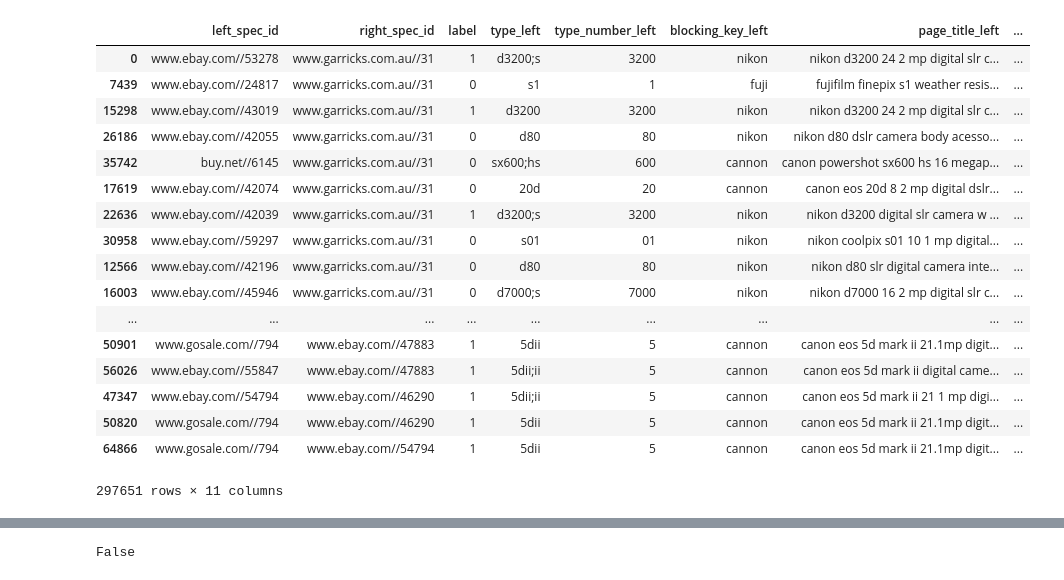
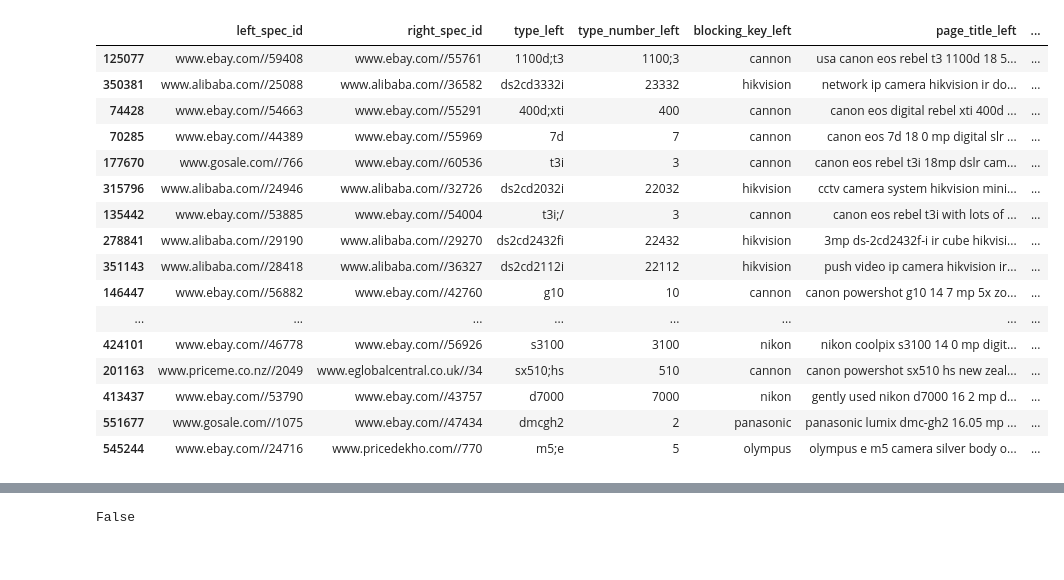
Before and after one commit to greatji/SigmodProgrammingContest2020_code, a Jupyter notebook: Model_1.ipynb, the cells around one changed output, grey strips where cells are left out. Drawn from its saved outputs; the diff is of its cells as text; code cells hidden in the pictures.

```diff
--- a/Model_1.ipynb
+++ b/Model_1.ipynb
@@ -545,25 +545,24 @@ xxxx.to_csv('/home/sunji/EM_sigmod/pairs_with_key_type.csv', index=False)
 xxxx.to_csv('/home/sunji/EM_sigmod/quickstart_package/candidate_pairs_with_key_type.csv', index=False)
 # %%
 structured_data = structured_data.set_index('spec_id')
-# %%
-xxxx
-# %% [output]
-|  | left_spec_id | right_spec_id | label | type_left | type_number_left | blocking_key_left | page_title_left | ... |
-| 0 | www.ebay.com//53278 | www.garricks.com.au//31 | 1 | d3200;s | 3200 | nikon | nikon d3200 24 2 mp digital slr c... | ... |
-| 7439 | www.ebay.com//24817 | www.garricks.com.au//31 | 0 | s1 | 1 | fuji | fujifilm finepix s1 weather resis... | ... |
-| 15298 | www.ebay.com//43019 | www.garricks.com.au//31 | 1 | d3200 | 3200 | nikon | nikon d3200 24 2 mp digital slr c... | ... |
-| 26186 | www.ebay.com//42055 | www.garricks.com.au//31 | 0 | d80 | 80 | nikon | nikon d80 dslr camera body acesso... | ... |
-| 35742 | buy.net//6145 | www.garricks.com.au//31 | 0 | sx600;hs | 600 | cannon | canon powershot sx600 hs 16 megap... | ... |
-| 17619 | www.ebay.com//42074 | www.garricks.com.au//31 | 0 | 20d | 20 | cannon | canon eos 20d 8 2 mp digital dslr... | ... |
-| 22636 | www.ebay.com//42039 | www.garricks.com.au//31 | 1 | d3200;s | 3200 | nikon | nikon d3200 digital slr camera w ... | ... |
-| 30958 | www.ebay.com//59297 | www.garricks.com.au//31 | 0 | s01 | 01 | nikon | nikon coolpix s01 10 1 mp digital... | ... |
-| 12566 | www.ebay.com//42196 | www.garricks.com.au//31 | 0 | d80 | 80 | nikon | nikon d80 slr digital camera inte... | ... |
-| 16003 | www.ebay.com//45946 | www.garricks.com.au//31 | 0 | d7000;s | 7000 | nikon | nikon d7000 16 2 mp digital slr c... | ... |
-| ... | ... | ... | ... | ... | ... | ... | ... | ... |
-| 50901 | www.gosale.com//794 | www.ebay.com//47883 | 1 | 5dii | 5 | cannon | canon eos 5d mark ii 21.1mp digit... | ... |
-| 56026 | www.ebay.com//55847 | www.ebay.com//47883 | 1 | 5dii;ii | 5 | cannon | canon eos 5d mark ii digital came... | ... |
-| 47347 | www.ebay.com//54794 | www.ebay.com//46290 | 1 | 5dii;ii | 5 | cannon | canon eos 5d mark ii 21 1 mp digi... | ... |
-| 50820 | www.gosale.com//794 | www.ebay.com//46290 | 1 | 5dii | 5 | cannon | canon eos 5d mark ii 21.1mp digit... | ... |
-| 64866 | www.gosale.com//794 | www.ebay.com//54794 | 1 | 5dii | 5 | cannon | canon eos 5d mark ii 21.1mp digit... | ... |
-297651 rows × 11 columns
+# %%
+xxxx.sample(n=50)
+# %% [output]
+|  | left_spec_id | right_spec_id | type_left | type_number_left | blocking_key_left | page_title_left | ... |
+| 125077 | www.ebay.com//59408 | www.ebay.com//55761 | 1100d;t3 | 1100;3 | cannon | usa canon eos rebel t3 1100d 18 5... | ... |
+| 350381 | www.alibaba.com//25088 | www.alibaba.com//36582 | ds2cd3332i | 23332 | hikvision | network ip camera hikvision ir do... | ... |
+| 74428 | www.ebay.com//54663 | www.ebay.com//55291 | 400d;xti | 400 | cannon | canon eos digital rebel xti 400d ... | ... |
+| 70285 | www.ebay.com//44389 | www.ebay.com//55969 | 7d | 7 | cannon | canon eos 7d 18 0 mp digital slr ... | ... |
+| 177670 | www.gosale.com//766 | www.ebay.com//60536 | t3i | 3 | cannon | canon eos rebel t3i 18mp dslr cam... | ... |
+| 315796 | www.alibaba.com//24946 | www.alibaba.com//32726 | ds2cd2032i | 22032 | hikvision | cctv camera system hikvision mini... | ... |
+| 135442 | www.ebay.com//53885 | www.ebay.com//54004 | t3i;/ | 3 | cannon | canon eos rebel t3i with lots of ... | ... |
+| 278841 | www.alibaba.com//29190 | www.alibaba.com//29270 | ds2cd2432fi | 22432 | hikvision | 3mp ds-2cd2432f-i ir cube hikvisi... | ... |
+| 351143 | www.alibaba.com//28418 | www.alibaba.com//36327 | ds2cd2112i | 22112 | hikvision | push video ip camera hikvision ir... | ... |
+| 146447 | www.ebay.com//56882 | www.ebay.com//42760 | g10 | 10 | cannon | canon powershot g10 14 7 mp 5x zo... | ... |
+| ... | ... | ... | ... | ... | ... | ... | ... |
+| 424101 | www.ebay.com//46778 | www.ebay.com//56926 | s3100 | 3100 | nikon | nikon coolpix s3100 14 0 mp digit... | ... |
+| 201163 | www.priceme.co.nz//2049 | www.eglobalcentral.co.uk//34 | sx510;hs | 510 | cannon | canon powershot sx510 hs new zeal... | ... |
+| 413437 | www.ebay.com//53790 | www.ebay.com//43757 | d7000 | 7000 | nikon | gently used nikon d7000 16 2 mp d... | ... |
+| 551677 | www.gosale.com//1075 | www.ebay.com//47434 | dmcgh2 | 2 | panasonic | panasonic lumix dmc-gh2 16.05 mp ... | ... |
+| 545244 | www.ebay.com//24716 | www.pricedekho.com//770 | m5;e | 5 | olympus | olympus e m5 camera silver body o... | ... |
 # %%
```
Also changed, not shown: parts of 4 cells of this notebook, 1 other file.
